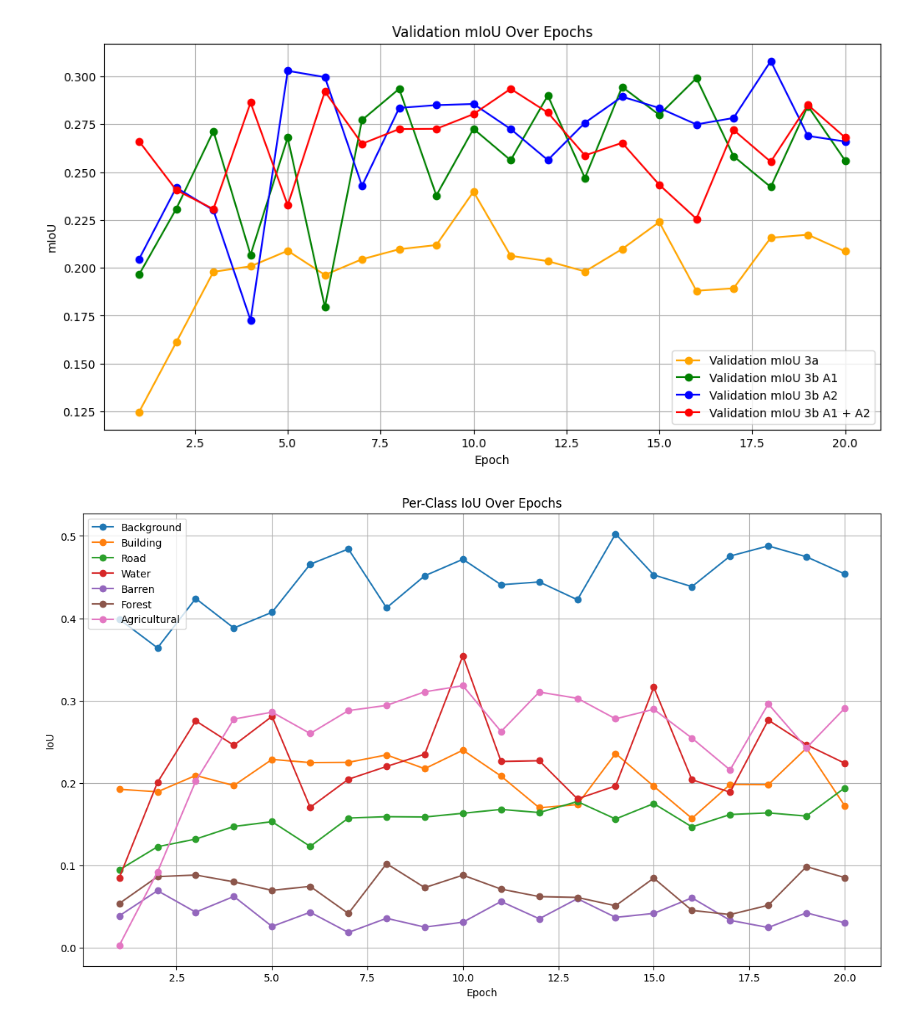
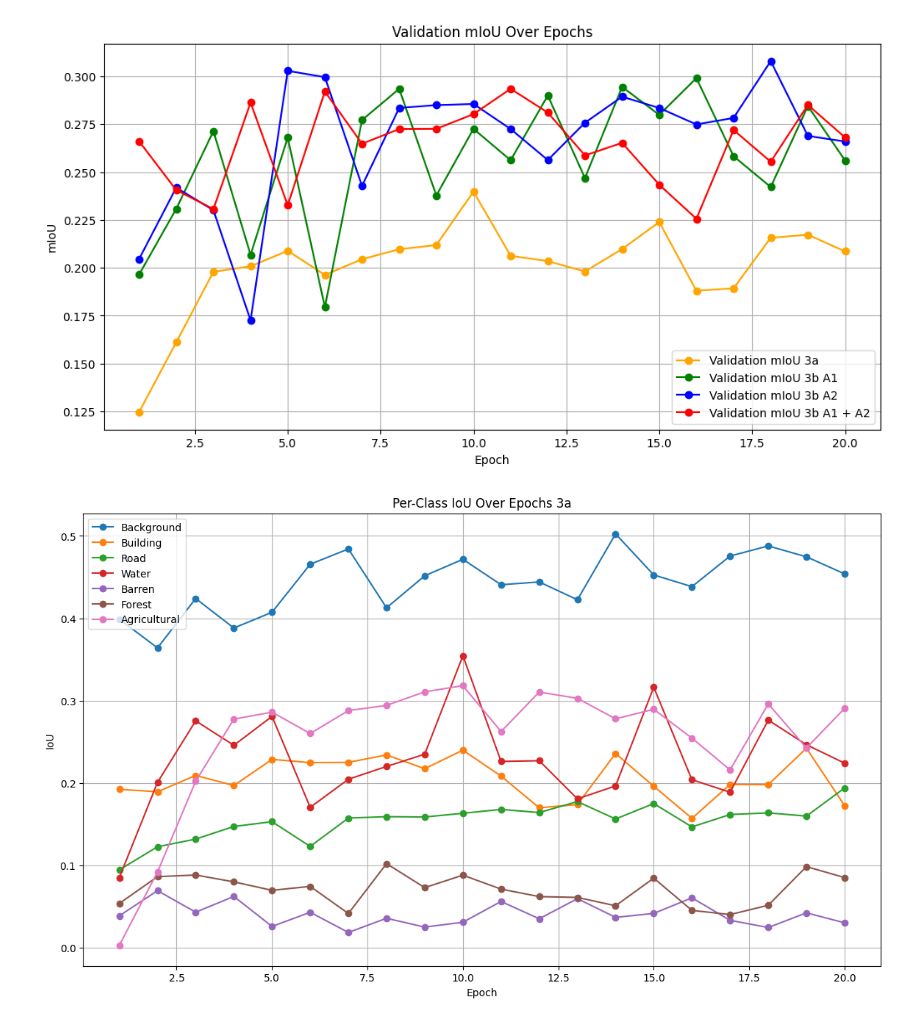
Before and after one commit to MichelePoli/AMLProject, a Jupyter notebook: 3_graph.ipynb, the cells around one changed output. Cells and saved outputs as stored; diff of their text form; code cells hidden in the pictures.

```diff
--- a/3_graph.ipynb
+++ b/3_graph.ipynb
@@ -100,7 +100,7 @@ plt.figure(figsize=(14, 8))
 for class_name, iou_values in per_class_iou_3a.items():
     plt.plot(range(1, 21), iou_values, marker='o', label=class_name)
 
-plt.title('Per-Class IoU Over Epochs')
+plt.title('Per-Class IoU Over Epochs 3a')
 plt.xlabel('Epoch')
 plt.ylabel('IoU')
 plt.grid(True)
@@ -148,7 +148,7 @@ plt.figure(figsize=(14, 8))
 for class_name, iou_values in per_class_iou_3b_A1.items():
     plt.plot(range(1, 21), iou_values, marker='o', label=class_name)
 
-plt.title('Per-Class IoU Over Epochs')
+plt.title('Per-Class IoU Over Epochs 3b_A1')
 plt.xlabel('Epoch')
 plt.ylabel('IoU')
 plt.grid(True)
@@ -184,39 +184,39 @@ plt.figure(figsize=(14, 8))
 for class_name, iou_values in per_class_iou_3b_A2.items():
     plt.plot(range(1, 21), iou_values, marker='o', label=class_name)
 
-plt.title('Per-Class IoU Over Epochs')
+plt.title('Per-Class IoU Over Epochs 3b_A2')
 plt.xlabel('Epoch')
 plt.ylabel('IoU')
 plt.grid(True)
 plt.legend()
 plt.show()
 
 
 
 
 # IoU per classe per ogni epoca
 per_class_iou_3b_A1_A2 = {
     "Background": [0.4518, 0.4551, 0.4778, 0.4145, 0.4929, 0.5369, 0.4868, 0.5281, 0.4788, 0.5007, 0.5193, 0.4999, 0.4913, 0.5166, 0.5122, 0.4415, 0.5013, 0.4987, 0.4997, 0.4872],
     "Building": [0.3416, 0.2362, 0.3623, 0.3927, 0.2802, 0.3303, 0.2694, 0.3149, 0.3819, 0.3613, 0.3297, 0.3154, 0.2960, 0.2785, 0.2954, 0.2834, 0.3430, 0.3597, 0.3458, 0.3207],
     "Road": [0.2077, 0.2070, 0.1959, 0.2787, 0.2085, 0.2543, 0.2883, 0.2713, 0.2523, 0.2684, 0.2792, 0.2694, 0.2364, 0.2592, 0.2223, 0.1976, 0.2375, 0.2147, 0.2715, 0.2501],
     "Water": [0.3513, 0.3187, 0.2905, 0.3149, 0.3155, 0.3325, 0.3681, 0.3081, 0.2567, 0.2796, 0.3398, 0.2845, 0.3212, 0.2555, 0.2151, 0.2691, 0.2639, 0.2751, 0.2491, 0.3020],
     "Barren": [0.1363, 0.1294, 0.1198, 0.0795, 0.0898, 0.0518, 0.0471, 0.1095, 0.0810, 0.0760, 0.1050, 0.0823, 0.0843, 0.0993, 0.0786, 0.0988, 0.0953, 0.0581, 0.0964, 0.1038],
     "Forest": [0.1032, 0.1224, 0.0587, 0.0972, 0.0897, 0.1425, 0.0994, 0.0670, 0.0967, 0.1148, 0.1069, 0.1733, 0.1012, 0.0841, 0.0871, 0.1826, 0.1387, 0.1007, 0.1634, 0.1243],
     "Agricultural": [0.2707, 0.2154, 0.1100, 0.4266, 0.1522, 0.3962, 0.2948, 0.3083, 0.3605, 0.3613, 0.3745, 0.3430, 0.2803, 0.3637, 0.2933, 0.1061, 0.3244, 0.2808, 0.3701, 0.2887],
 }
 
 # Plot Per-Class IoU
 plt.figure(figsize=(14, 8))
 for class_name, iou_values in per_class_iou_3b_A1_A2.items():
     plt.plot(range(1, 21), iou_values, marker='o', label=class_name)
 
-plt.title('Per-Class IoU Over Epochs')
+plt.title('Per-Class IoU Over Epochs 3b_A1+A2')
 plt.xlabel('Epoch')
 plt.ylabel('IoU')
 plt.grid(True)
 plt.legend()
 plt.show()
 # %% [output]
 [figure]
 [figure]
-[figure, old version]
+[figure, new version]
```
Also changed, not shown: parts of 1 cell of this notebook, 8 other files.
